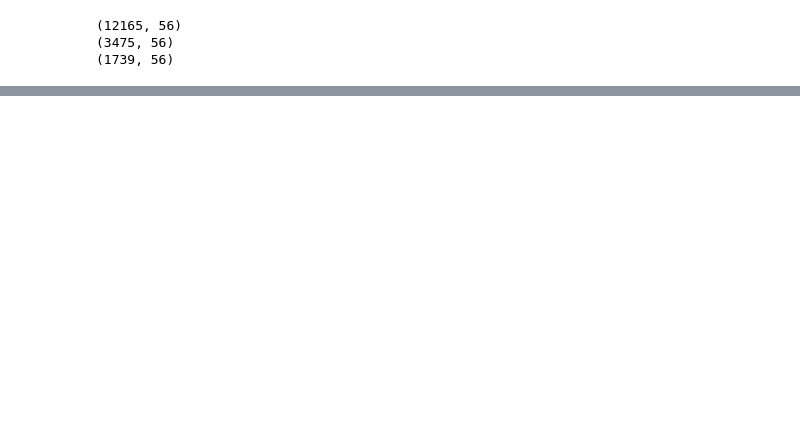
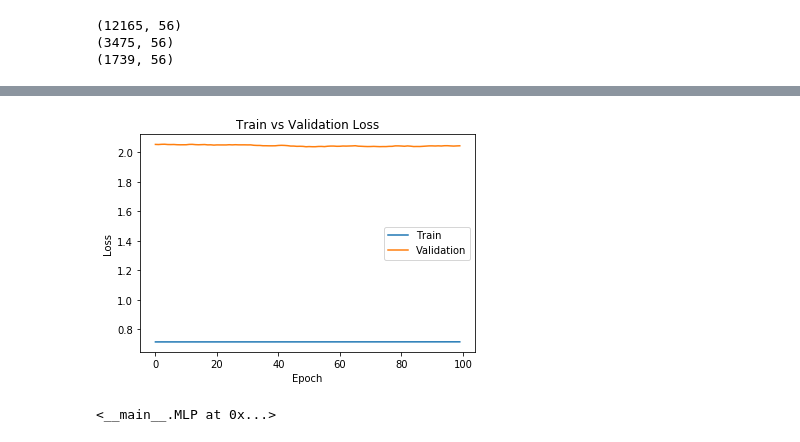
Before and after one commit to gimseng/99-ML-Learning-Projects, a Jupyter notebook: 011/solution/mlp_from_scratch.ipynb, the cells around one changed output, grey strips where cells are left out. Cells and saved outputs as stored; diff of their text form; code cells hidden in the pictures; blank space fills up the shorter version.

```diff
--- a/011/solution/mlp_from_scratch.ipynb
+++ b/011/solution/mlp_from_scratch.ipynb
@@ -773,0 +882,3 @@ For study purposes, manual hyperparameters tunning is used in this example compa
+# %%
+train_model(iterations = 100, learning_rate= 0.001)
+# %% [output]
@@ -774,3 +891,5 @@ For study purposes, manual hyperparameters tunning is used in this example compa
+[figure, added]
+<__main__.MLP at 0x...>
 # %%
 # choose a range of values for each hyperparam
 learning_rates_samples = (0.3, 0.4, 0.5, 0.6)
```
Also changed, not shown: parts of 22 cells of this notebook.
